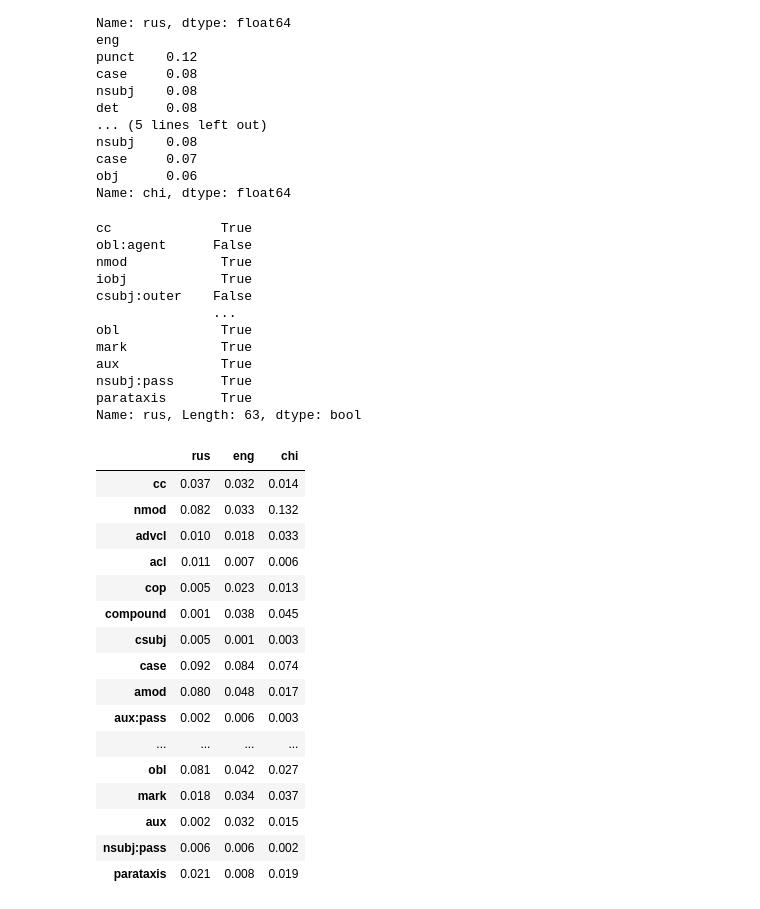
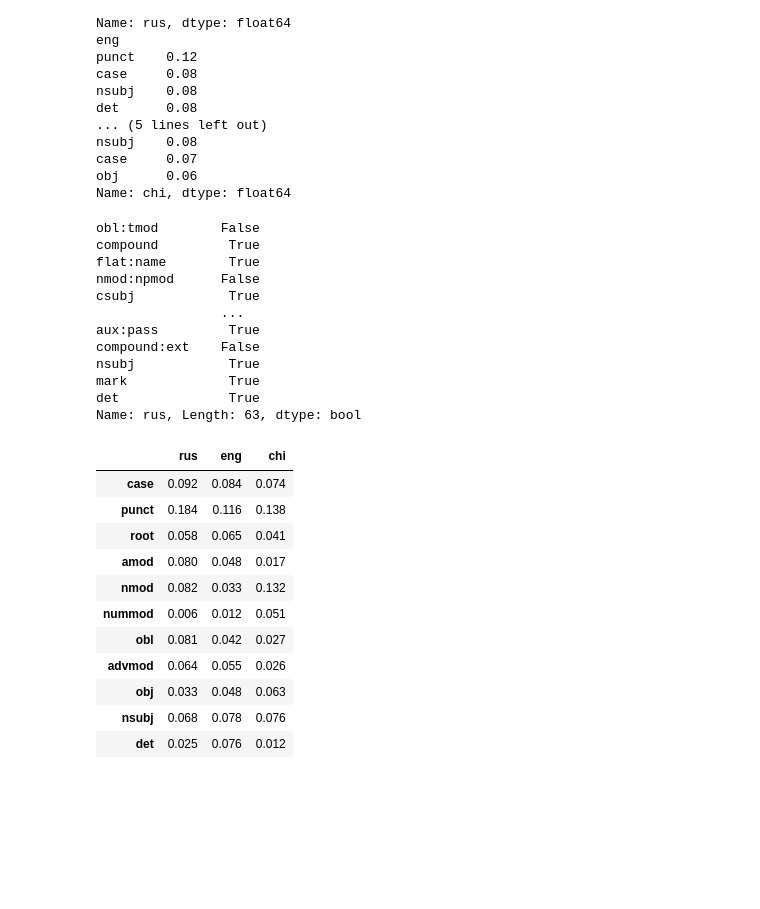
Before and after one commit to Derinhelm/treebank_statistics, a Jupyter notebook: treebank_stat.ipynb, the cells around one changed output. Saved outputs shown, nothing was run; the diff lists cells and outputs as text; code cells hidden in the pictures; blank space fills up the shorter version.

```diff
--- a/treebank_stat.ipynb
+++ b/treebank_stat.ipynb
@@ -176,3 +176,6 @@ dict_keys(['rus', 'eng', 'chi'])
 from collections import Counter
 # %%
 token_counters = {lang: Counter([len(s.words) for s in lang_sents]) for lang, lang_sents in sents.items()}
+# %%
+for lang, lang_counter in token_counters.items():
+  print(lang, ". All token amount: ", sum([length * rate for length, rate in token_counters[lang].items()]), sep="")
@@ -399,38 +406,33 @@ Name: chi, dtype: float64
 # %%
 [relation_df[lang] > 0.001 for lang in languages][0]
 # %% [output]
-cc              True
-obl:agent      False
-nmod            True
-iobj            True
-csubj:outer    False
-               ...
-obl             True
-mark            True
-aux             True
-nsubj:pass      True
-parataxis       True
+obl:tmod        False
+compound         True
+flat:name        True
+nmod:npmod      False
+csubj            True
+                ...
+aux:pass         True
+compound:ext    False
+nsubj            True
+mark             True
+det              True
 Name: rus, Length: 63, dtype: bool
 # %%
-relation_df[((relation_df['rus'] > 0.001) & (relation_df['eng'] > 0.001) & (relation_df['chi'] > 0.001))].round(3)
+relation_df[((relation_df['rus'] > 0.05) | (relation_df['eng'] > 0.05) | (relation_df['chi'] > 0.05))].round(3)
 # %% [output]
 |  | rus | eng | chi |
-| cc | 0.037 | 0.032 | 0.014 |
+| case | 0.092 | 0.084 | 0.074 |
+| punct | 0.184 | 0.116 | 0.138 |
+| root | 0.058 | 0.065 | 0.041 |
+| amod | 0.080 | 0.048 | 0.017 |
 | nmod | 0.082 | 0.033 | 0.132 |
-| advcl | 0.010 | 0.018 | 0.033 |
-| acl | 0.011 | 0.007 | 0.006 |
-| cop | 0.005 | 0.023 | 0.013 |
-| compound | 0.001 | 0.038 | 0.045 |
-| csubj | 0.005 | 0.001 | 0.003 |
-| case | 0.092 | 0.084 | 0.074 |
-| amod | 0.080 | 0.048 | 0.017 |
-| aux:pass | 0.002 | 0.006 | 0.003 |
-| ... | ... | ... | ... |
+| nummod | 0.006 | 0.012 | 0.051 |
 | obl | 0.081 | 0.042 | 0.027 |
-| mark | 0.018 | 0.034 | 0.037 |
-| aux | 0.002 | 0.032 | 0.015 |
-| nsubj:pass | 0.006 | 0.006 | 0.002 |
-| parataxis | 0.021 | 0.008 | 0.019 |
+| advmod | 0.064 | 0.055 | 0.026 |
+| obj | 0.033 | 0.048 | 0.063 |
+| nsubj | 0.068 | 0.078 | 0.076 |
+| det | 0.025 | 0.076 | 0.012 |
 # %%
 relation_df.round(6)
 # %% [output]
```
Also changed, not shown: parts of 21 cells of this notebook.
